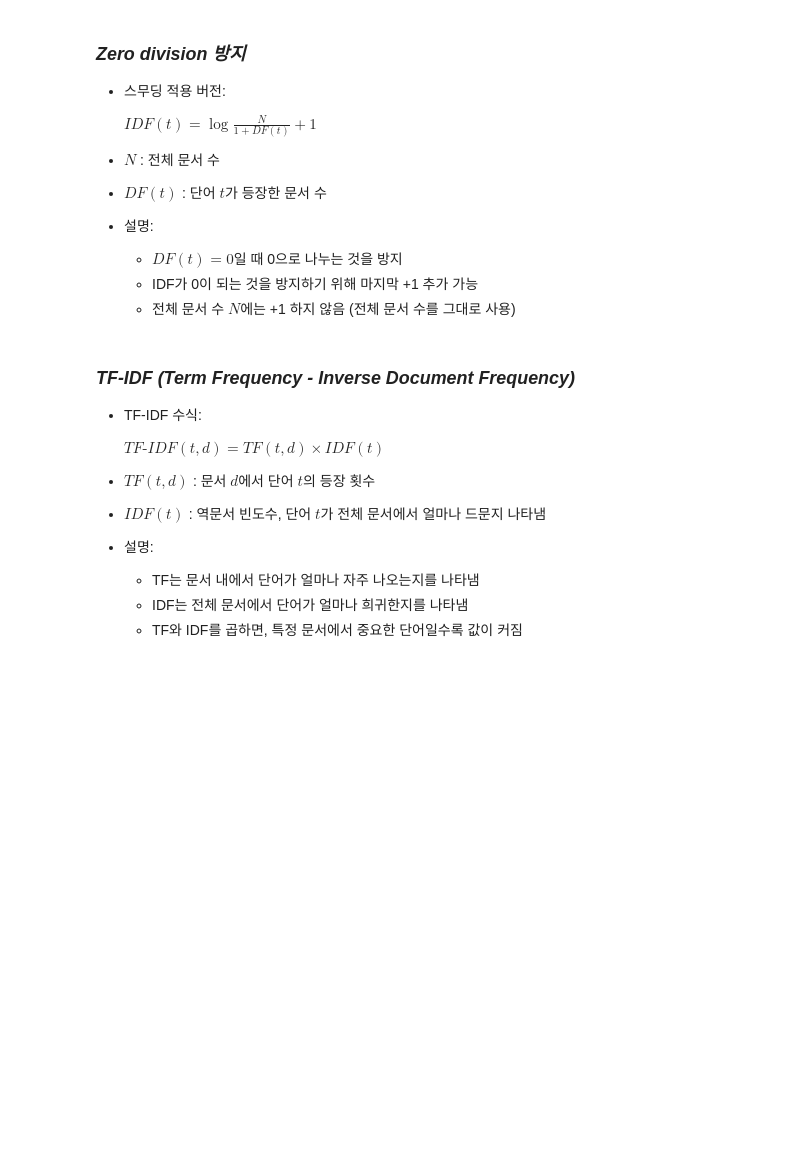
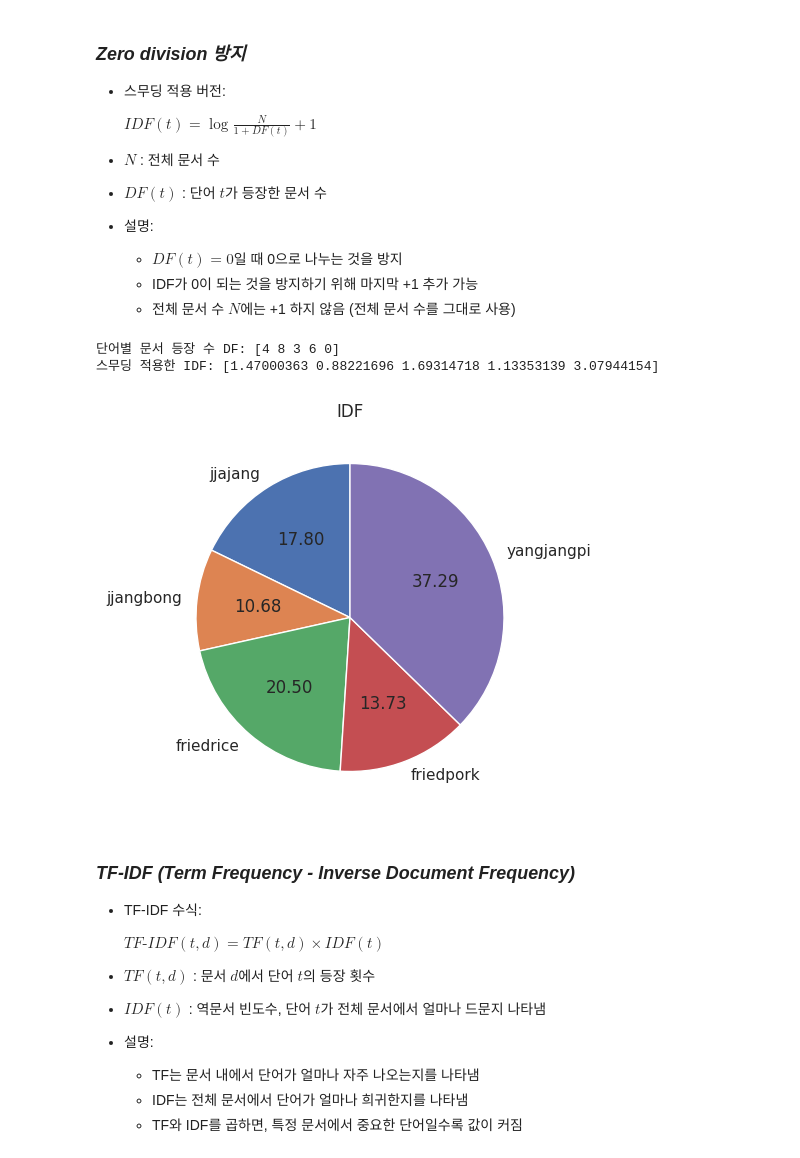
Before and after one commit to suriseven/ai_math, a Jupyter notebook: chap03/chap03.ipynb, the cells around one changed output. Drawn from its saved outputs; the diff is of its cells as text; code cells hidden in the pictures; blank space fills up the shorter version.

```diff
--- a/chap03/chap03.ipynb
+++ b/chap03/chap03.ipynb
@@ -341,35 +423,42 @@ sns.set_theme(font="NanumGothic", rc={"axes.unicode_minus":False}, style='white'
 
 
 # 문서 8개, 단어 5개 (짜장면, 짬뽕, 볶음밥, 탕수육, 양장피)
 review_vectors = np.array([
     [1, 1, 1, 1, 0],
     [0, 1, 0, 0, 0],
     [1, 1, 0, 0, 0],
     [0, 1, 0, 1, 0],
     [1, 1, 0, 1, 0],
     [1, 1, 1, 1, 0],
     [0, 1, 0, 1, 0],
     [0, 1, 1, 1, 0]
 ])
 
 
 # 전체 문서 수
 N = review_vectors.shape[0]
 
 # 단어별 문서 등장 수
 DF = np.count_nonzero(review_vectors, axis=0)
-labels = ["짜장면","짬뽕","볶음밥","탕수육","양장피"]
+# 시각화 (파이 차트, 한글폰트 깨짐방지)
+# labels = ['짜장면', '짬뽕', '볶음밥', '탕수육', '양장피']
+labels = ['jjajang', 'jjangbong', 'friedrice', 'friedpork', 'yangjangpi']
+
 
 # 역문서 빈도수
 # IDF 스무딩 적용
 IDF_smooth = np.log(N / (1 + DF)) + 1
 print("단어별 문서 등장 수 DF:", DF)
 print("스무딩 적용한 IDF:", IDF_smooth)
 
 plt.figure(figsize=(5,5))
 plt.pie(IDF_smooth, labels=labels, autopct="%.2f", startangle=90)
-plt.title("IDF (역문서빈도)")
+plt.title("IDF")
 plt.show()
+# %% [output]
+단어별 문서 등장 수 DF: [4 8 3 6 0]
+스무딩 적용한 IDF: [1.47000363 0.88221696 1.69314718 1.13353139 3.07944154]
+[figure, added]
 # %% [markdown]
 ### ***TF-IDF (Term Frequency - Inverse Document Frequency)***
 - TF-IDF 수식:
```
Also changed, not shown: parts of 9 cells of this notebook.
